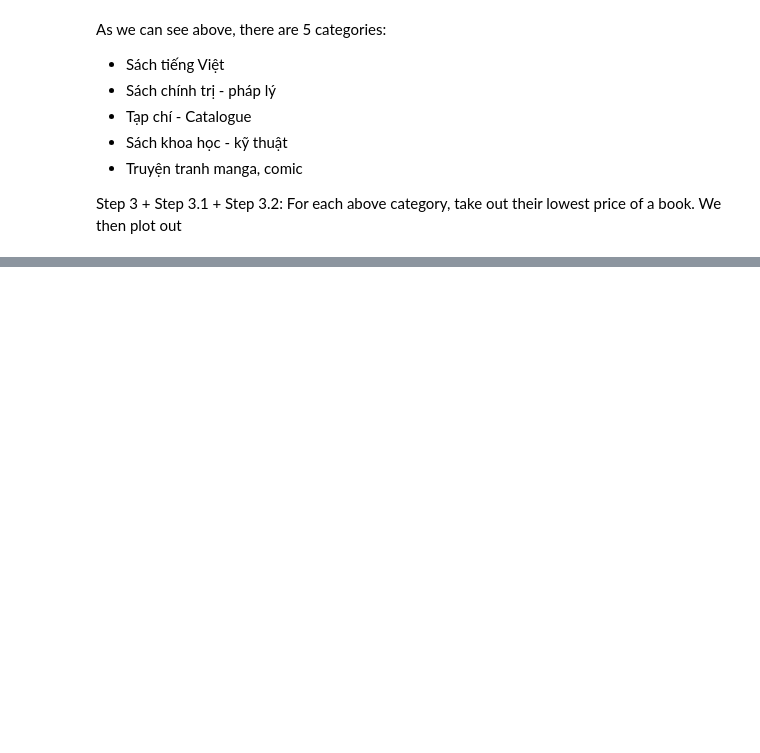
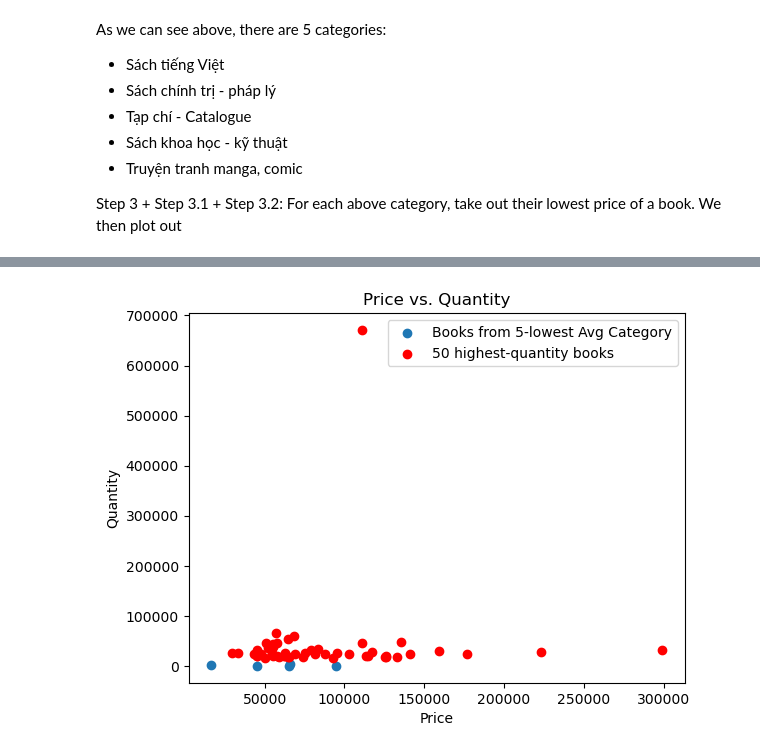
Before and after one commit to trungluong12/LTCKHDL_FinalProject, a Jupyter notebook: FinalProject.ipynb, the cells around one changed output, grey strips where cells are left out. Cells and saved outputs as stored; diff of their text form; code cells hidden in the pictures; blank space fills up the shorter version.

```diff
--- a/FinalProject.ipynb
+++ b/FinalProject.ipynb
@@ -583,0 +588,10 @@ On the other hand, other categories like science, politics and others are more o
+# %%
+plt.scatter(x_price, y_quantity)
+plt.scatter(highest_quantity_book['current_price'].to_numpy(), highest_quantity_book['quantity'].to_numpy(), color='red')
+plt.xlabel('Price')
+plt.ylabel('Quantity')
+plt.title("Price vs. Quantity")
+plt.legend(['Books from 5-lowest Avg Category', '50 highest-quantity books'])
+plt.show()
+# %% [output]
+[figure, added]
```
Also changed, not shown: parts of 17 cells of this notebook.
